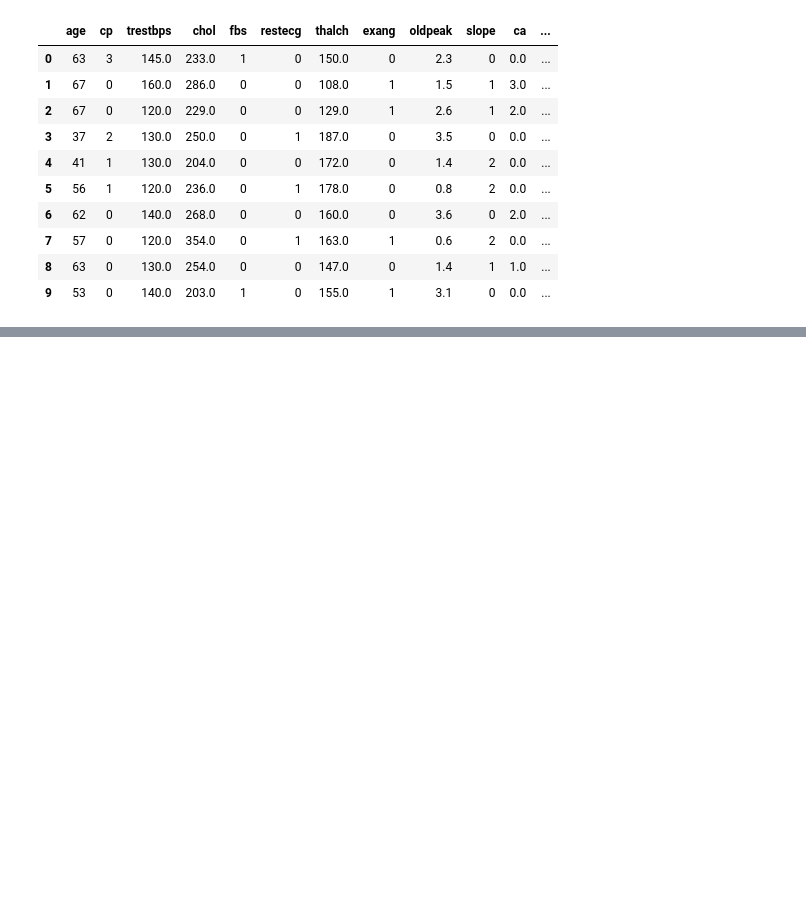
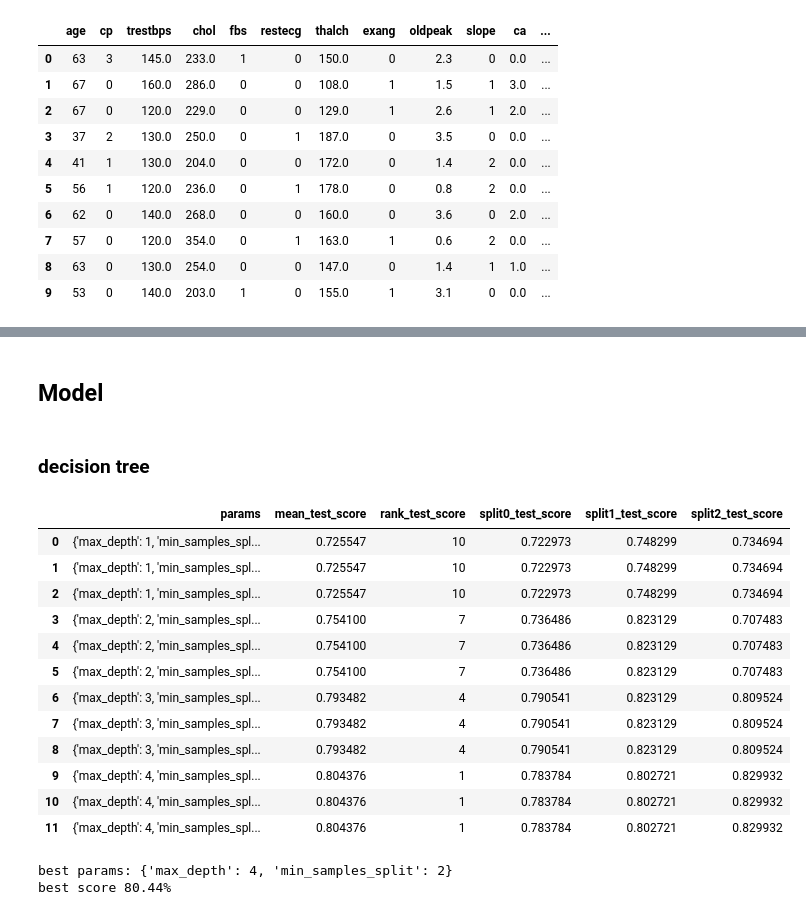
Before and after one commit to Pepi10/ML, a Jupyter notebook: 1Heart_Disease.ipynb, the cells around one changed output, grey strips where cells are left out. Drawn from its saved outputs; the diff is of its cells as text; code cells hidden in the pictures; blank space fills up the shorter version.

```diff
--- a/1Heart_Disease.ipynb
+++ b/1Heart_Disease.ipynb
@@ -1173,0 +1304,2 @@ df.head(10)
+# %% [markdown]
+## Model
@@ -1173,0 +1311,41 @@ df.head(10)
+# %% [markdown]
+### decision tree
+# %%
+from sklearn.model_selection import GridSearchCV
+
+
+dt_clf = DecisionTreeClassifier(random_state = 777)
+dt_clf.fit
+
+# hyperparameter
+parameters = {'max_depth': range(1,5), 'min_samples_split': range(2,5)}
+
+# GridSearch Cross Validation
+grid_dt = GridSearchCV(dt_clf, param_grid=parameters, cv=5, refit=True, return_train_score=True)
+grid_dt.fit(X_train, y_train)
+
+# GridSearchCV result
+scores_df = pd.DataFrame(grid_dt.cv_results_)
+scores_df[['params', 'mean_test_score', 'rank_test_score',
+           'split0_test_score', 'split1_test_score', 'split2_test_score']]
+# %% [output]
+|  | params | mean_test_score | rank_test_score | split0_test_score | split1_test_score | split2_test_score |
+| 0 | {'max_depth': 1, 'min_samples_spl... | 0.725547 | 10 | 0.722973 | 0.748299 | 0.734694 |
+| 1 | {'max_depth': 1, 'min_samples_spl... | 0.725547 | 10 | 0.722973 | 0.748299 | 0.734694 |
+| 2 | {'max_depth': 1, 'min_samples_spl... | 0.725547 | 10 | 0.722973 | 0.748299 | 0.734694 |
+| 3 | {'max_depth': 2, 'min_samples_spl... | 0.754100 | 7 | 0.736486 | 0.823129 | 0.707483 |
+| 4 | {'max_depth': 2, 'min_samples_spl... | 0.754100 | 7 | 0.736486 | 0.823129 | 0.707483 |
+| 5 | {'max_depth': 2, 'min_samples_spl... | 0.754100 | 7 | 0.736486 | 0.823129 | 0.707483 |
+| 6 | {'max_depth': 3, 'min_samples_spl... | 0.793482 | 4 | 0.790541 | 0.823129 | 0.809524 |
+| 7 | {'max_depth': 3, 'min_samples_spl... | 0.793482 | 4 | 0.790541 | 0.823129 | 0.809524 |
+| 8 | {'max_depth': 3, 'min_samples_spl... | 0.793482 | 4 | 0.790541 | 0.823129 | 0.809524 |
+| 9 | {'max_depth': 4, 'min_samples_spl... | 0.804376 | 1 | 0.783784 | 0.802721 | 0.829932 |
+| 10 | {'max_depth': 4, 'min_samples_spl... | 0.804376 | 1 | 0.783784 | 0.802721 | 0.829932 |
+| 11 | {'max_depth': 4, 'min_samples_spl... | 0.804376 | 1 | 0.783784 | 0.802721 | 0.829932 |
+# %%
+# best params
+print(f'best params:', grid_dt.best_params_)
+print(f'best score {grid_dt.best_score_:.2%}')
+# %% [output]
+best params: {'max_depth': 4, 'min_samples_split': 2}
+best score 80.44%
```
Also changed, not shown: parts of 23 cells of this notebook, 2 other files.
